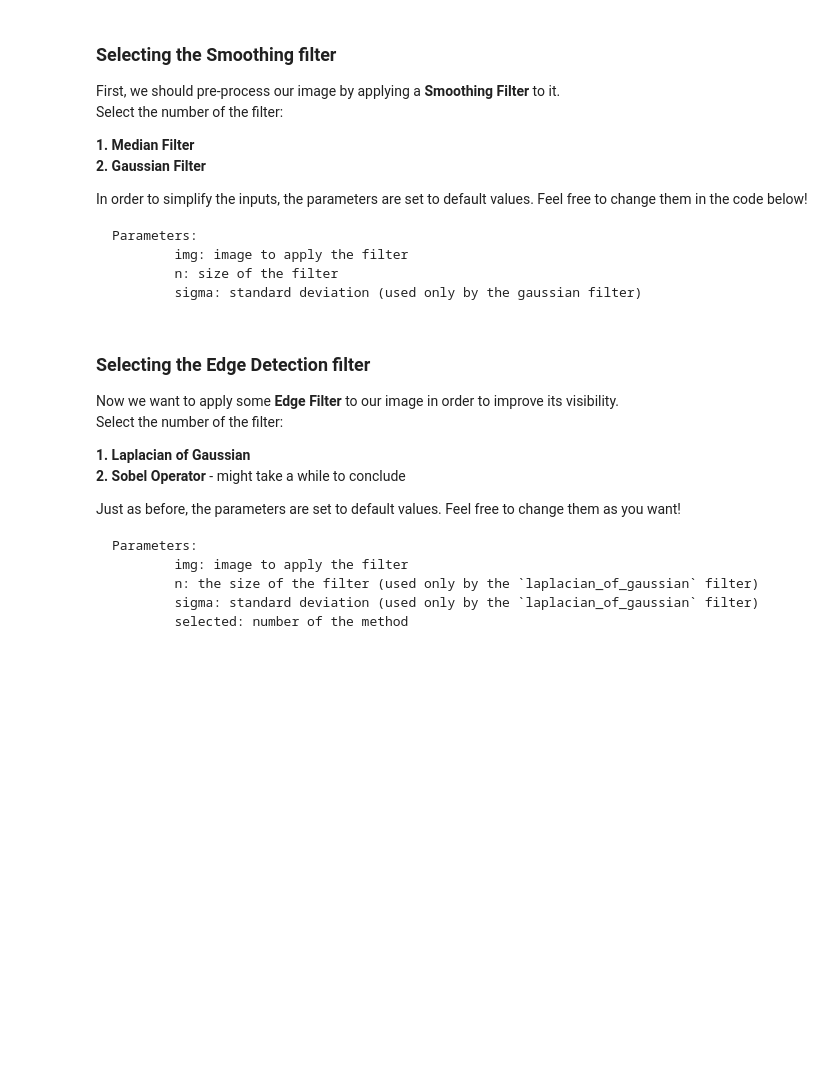
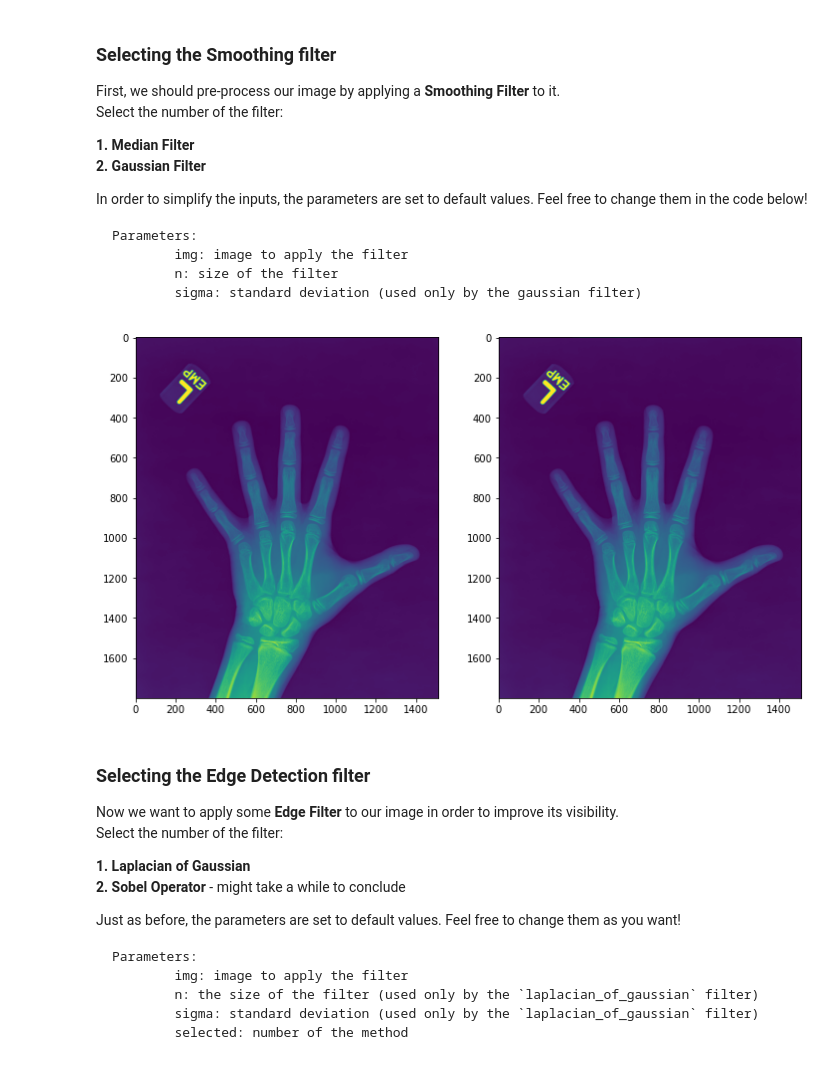
Before and after one commit to alyson1907/image-highlighter, a Jupyter notebook: main.ipynb, the cells around one changed output. Saved outputs shown, nothing was run; the diff lists cells and outputs as text; code cells hidden in the pictures; blank space fills up the shorter version.

````diff
--- a/main.ipynb
+++ b/main.ipynb
@@ -42,13 +41,14 @@ Parameters:
         sigma: standard deviation (used only by the gaussian filter)
 ```
 # %%
-selected_smoothing = int(input("Smoothing Filter number:"))
+selected_smoothing = 2
 # Applying filters to the image
 img_smooth = f.smoothing_filter(img, n=5, sigma=0.5, selected=selected_smoothing)
 
 # Original Image vs Filtered Image
-hp.printImg(img, size=7)
-hp.printImg(img_smooth, size=7)
+hp.printImg(img, img_smooth, size=12)
+# %% [output]
+[figure, added]
 # %% [markdown]
 ### Selecting the Edge Detection filter
 Now we want to apply some **Edge Filter** to our image in order to improve its visibility.
````
Also changed, not shown: parts of 6 cells of this notebook.
